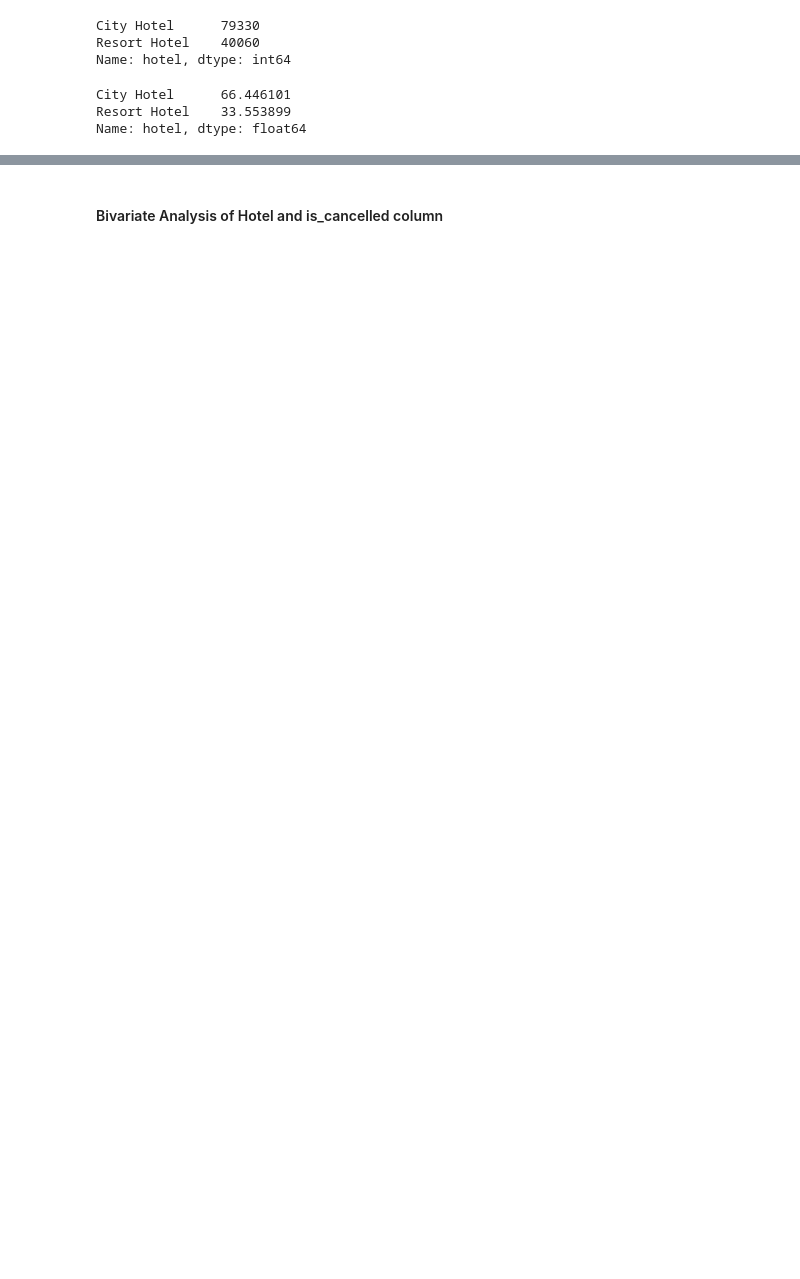
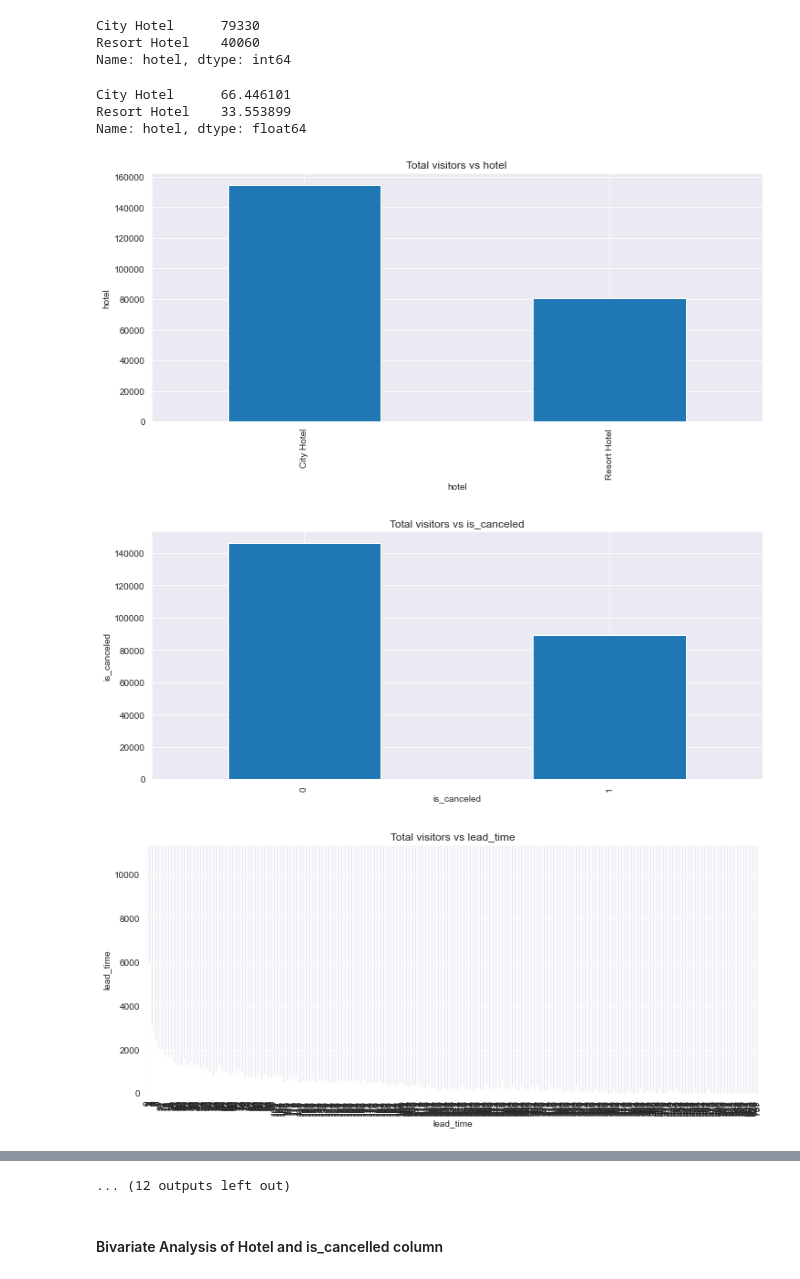
Before and after one commit to Hemanthhm222/Exploratory-data-analysis, a Jupyter notebook: EDA Hotel Booking.ipynb, the cells around one changed output, grey strips where cells are left out. Cells and saved outputs as stored; diff of their text form; code cells hidden in the pictures; blank space fills up the shorter version.

```diff
--- a/EDA Hotel Booking.ipynb
+++ b/EDA Hotel Booking.ipynb
@@ -116,0 +131,11 @@ Name: hotel, dtype: float64
+# %%
+for feature in df.columns:
+    plt.figure(figsize=(12,5))
+    df.groupby(feature)['Total_visitors'].sum().plot.bar()
+    plt.title(f'Total visitors vs {feature}')
+    plt.ylabel(feature)
+    plt.show()
+# %% [output]
+[figure, added]
+[figure, added]
+[figure, added]
@@ -117,2 +151,3 @@ Name: hotel, dtype: float64
+... (12 outputs left out)
 # %% [markdown]
 #### Bivariate Analysis of Hotel and is_cancelled column
```
Also changed, not shown: parts of 17 cells of this notebook.
